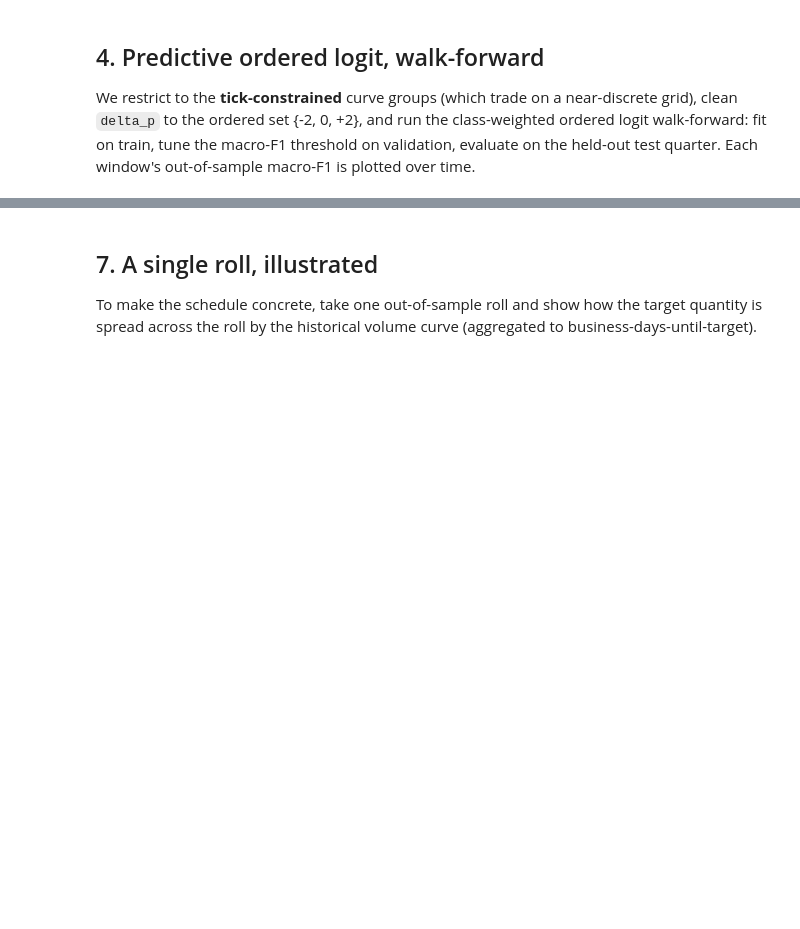
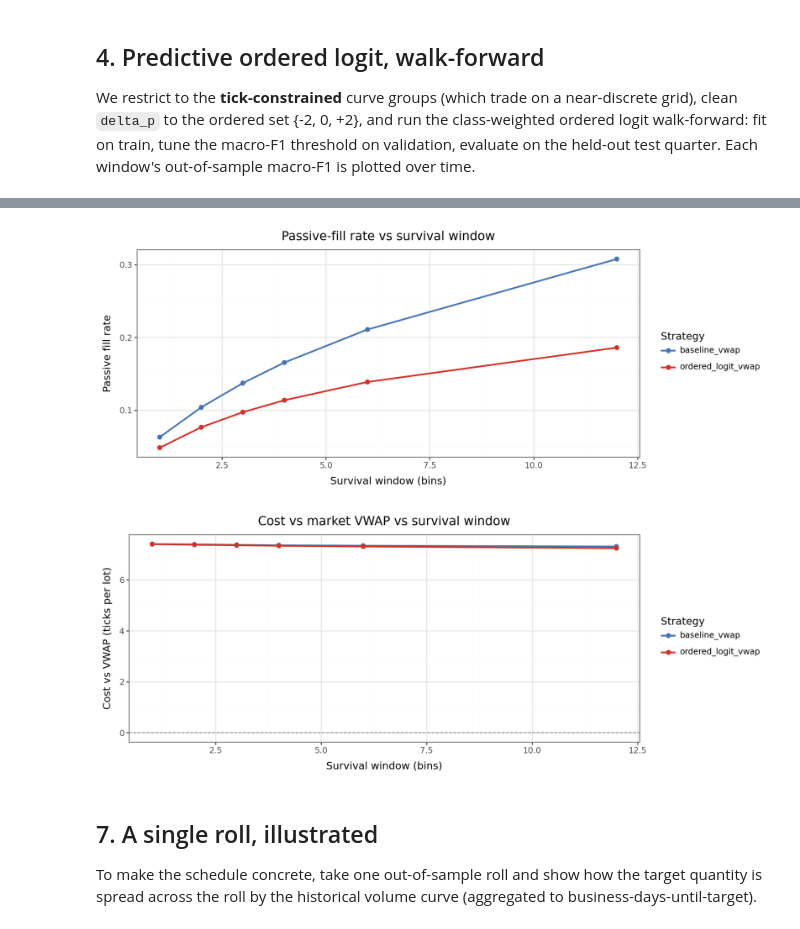
Before and after one commit to qe-internship-wjw/ip1, a Jupyter notebook: notebooks/03_vwap_backtest.ipynb, the cells around one changed output, grey strips where cells are left out. Cells and saved outputs as stored; diff of their text form; code cells hidden in the pictures; blank space fills up the shorter version.

```diff
--- a/notebooks/03_vwap_backtest.ipynb
+++ b/notebooks/03_vwap_backtest.ipynb
@@ -324,0 +357,13 @@ by_q['qcode'] = pd.Categorical(by_q['qcode'], categories=by_q['qcode'].tolist(),
+# %%
+sweep_rows = []
+for W in WINDOW_GRID:
+    s_w, _ = run_improved_vwap_backtest(
+        df_cs, preds, df_signals,
+        target_qty=TARGET_QTY, direction=DIRECTION, fill_model=FILL_MODEL, window=W, framework='ticks',
+    )
+    for r in s_w.iter_rows(named=True):
+        sweep_rows.append(dict(window=W, strategy=r['strategy'], passive_rate=r['passive_rate'],
+                               cost_vs_vwap_ticks=r['cost_vs_vwap_ticks'],
+                               cost_vs_mid_ticks=r['cost_vs_mid_ticks']))
+sweep = pl.DataFrame(sweep_rows)
+sweep
@@ -325,3 +386,27 @@ by_q['qcode'] = pd.Categorical(by_q['qcode'], categories=by_q['qcode'].tolist(),
+# %%
+sw = sweep.to_pandas()
+
+p_pr = (
+    ggplot(sw, aes('window', 'passive_rate', color='strategy'))
+    + geom_line(size=1) + geom_point(size=2)
+    + scale_color_manual(values={'baseline_vwap': '#4575b4', 'ordered_logit_vwap': '#d73027'})
+    + labs(title='Passive-fill rate vs survival window', x='Survival window (bins)',
+           y='Passive fill rate', color='Strategy')
+    + theme_bw(base_size=11) + theme(figure_size=(10, 4))
+)
+p_cost = (
+    ggplot(sw, aes('window', 'cost_vs_vwap_ticks', color='strategy'))
+    + geom_line(size=1) + geom_point(size=2)
+    + geom_hline(yintercept=0, linetype='dashed', color='grey')
+    + scale_color_manual(values={'baseline_vwap': '#4575b4', 'ordered_logit_vwap': '#d73027'})
+    + labs(title='Cost vs market VWAP vs survival window', x='Survival window (bins)',
+           y='Cost vs VWAP (ticks per lot)', color='Strategy')
+    + theme_bw(base_size=11) + theme(figure_size=(10, 4))
+)
+display(p_pr); display(p_cost)
+# %% [output]
+[figure, added]
+[figure, added]
 # %% [markdown]
 ## 7. A single roll, illustrated
 
```
Also changed, not shown: parts of 11 cells of this notebook, 2 other files.
